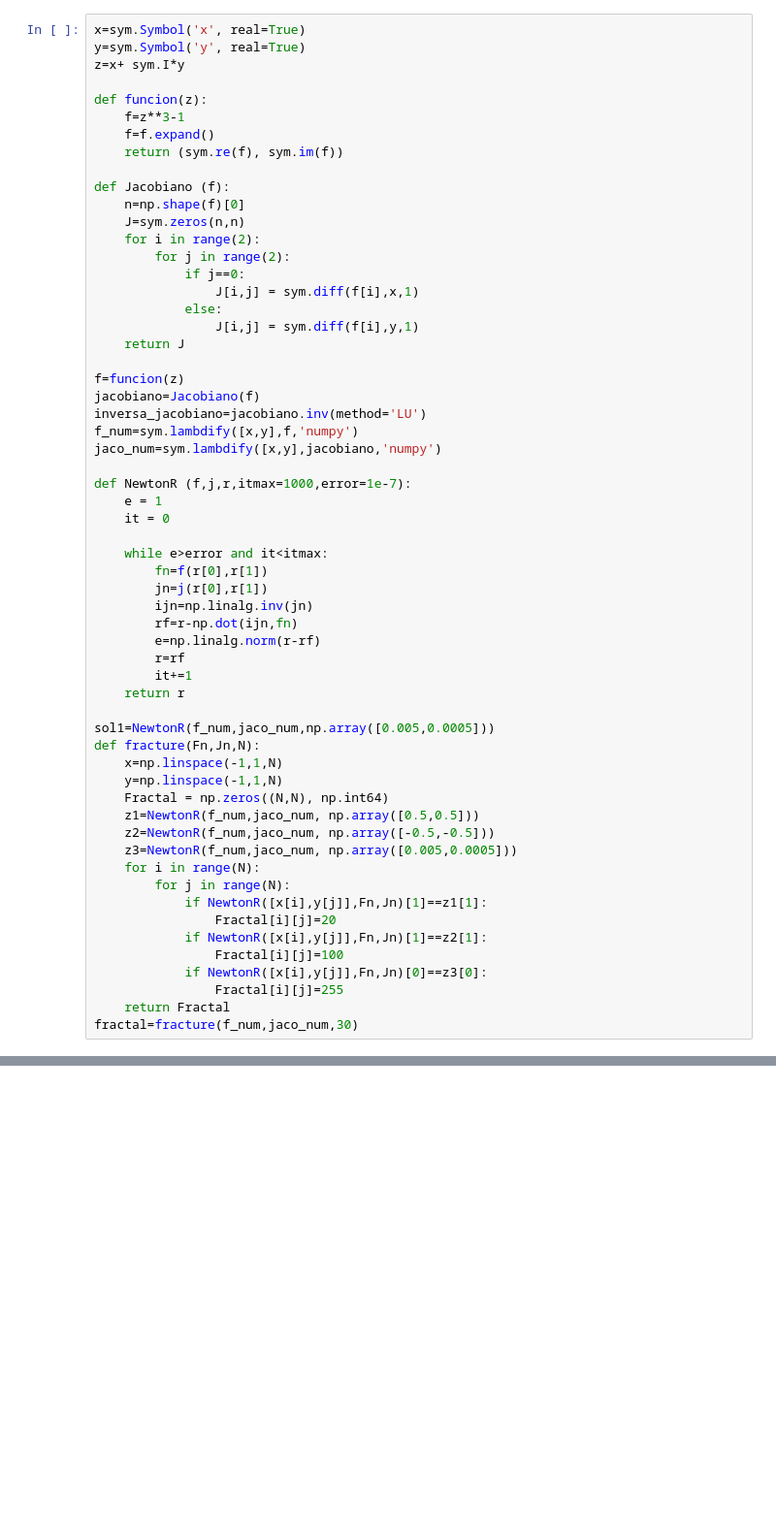
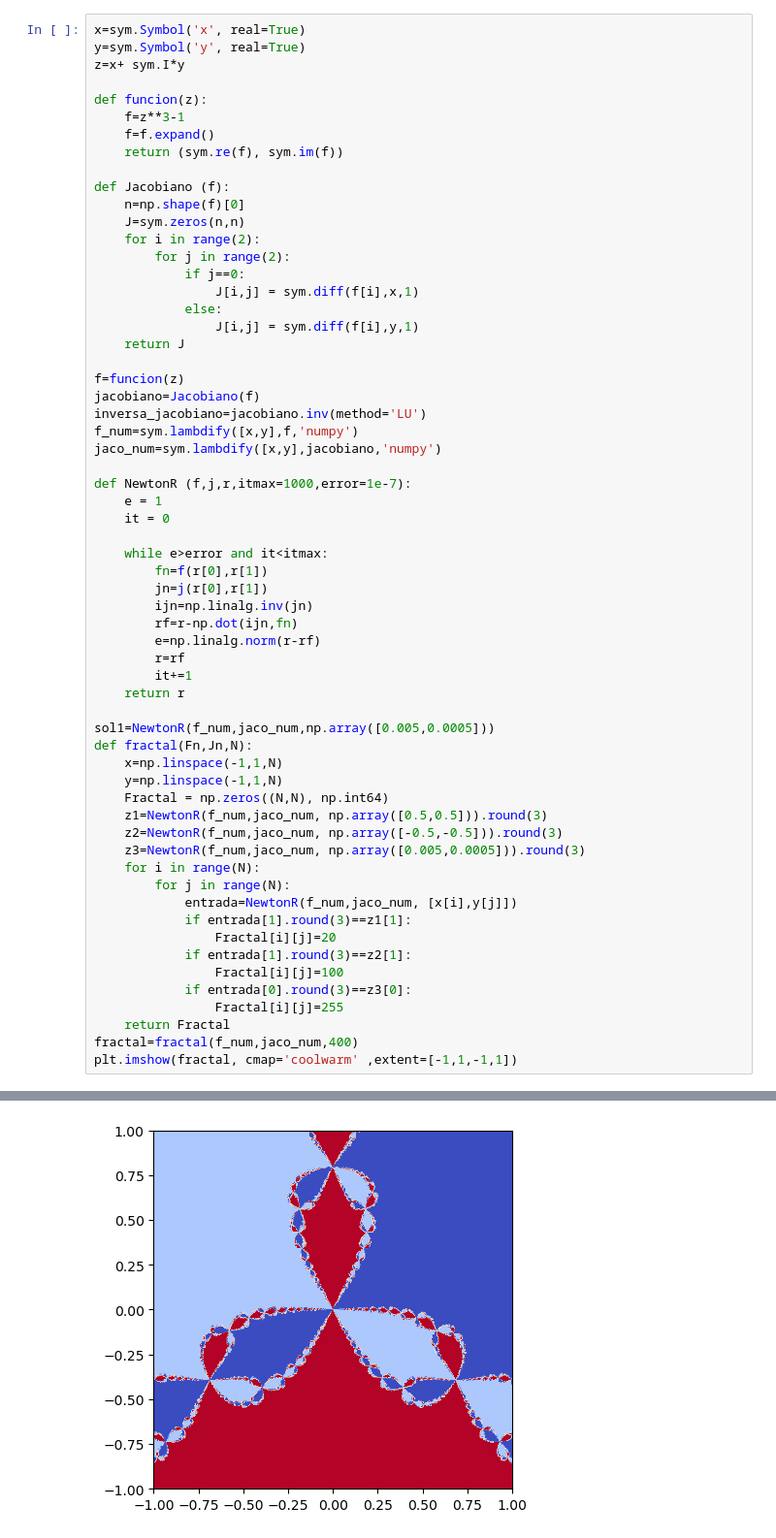
Before and after one commit to samuhdz/MetodosI_SamuelHernandez_OliverBohorquez, a Jupyter notebook: Parcial_3/ejercicios_4_11_12_16_17.ipynb, the cells around one changed output, grey strips where cells are left out. Shown: that part at 97% size. Cells and saved outputs as stored; diff of their text form; blank space fills up the shorter version.

```diff
--- a/Parcial_3/ejercicios_4_11_12_16_17.ipynb
+++ b/Parcial_3/ejercicios_4_11_12_16_17.ipynb
@@ -216,21 +213,23 @@ def NewtonR (f,j,r,itmax=1000,error=1e-7):
     return r
 
 sol1=NewtonR(f_num,jaco_num,np.array([0.005,0.0005]))
-def fracture(Fn,Jn,N):
+def fractal(Fn,Jn,N):
     x=np.linspace(-1,1,N)
     y=np.linspace(-1,1,N)
     Fractal = np.zeros((N,N), np.int64)
-    z1=NewtonR(f_num,jaco_num, np.array([0.5,0.5]))
-    z2=NewtonR(f_num,jaco_num, np.array([-0.5,-0.5]))
-    z3=NewtonR(f_num,jaco_num, np.array([0.005,0.0005]))
+    z1=NewtonR(f_num,jaco_num, np.array([0.5,0.5])).round(3)
+    z2=NewtonR(f_num,jaco_num, np.array([-0.5,-0.5])).round(3)
+    z3=NewtonR(f_num,jaco_num, np.array([0.005,0.0005])).round(3)
     for i in range(N):
         for j in range(N):
-            if NewtonR([x[i],y[j]],Fn,Jn)[1]==z1[1]:
+            entrada=NewtonR(f_num,jaco_num, [x[i],y[j]])
+            if entrada[1].round(3)==z1[1]:
                 Fractal[i][j]=20
-            if NewtonR([x[i],y[j]],Fn,Jn)[1]==z2[1]:
+            if entrada[1].round(3)==z2[1]:
                 Fractal[i][j]=100
-            if NewtonR([x[i],y[j]],Fn,Jn)[0]==z3[0]:
+            if entrada[0].round(3)==z3[0]:
                 Fractal[i][j]=255
     return Fractal
-fractal=fracture(f_num,jaco_num,30)
+fractal=fractal(f_num,jaco_num,400)
+plt.imshow(fractal, cmap='coolwarm' ,extent=[-1,1,-1,1])
 # %% [output]
@@ -237,0 +237 @@ TypeError: 'function' object is not subscriptable
+[figure, added]
```
Also changed, not shown: parts of 4 cells of this notebook, 1 other file.
